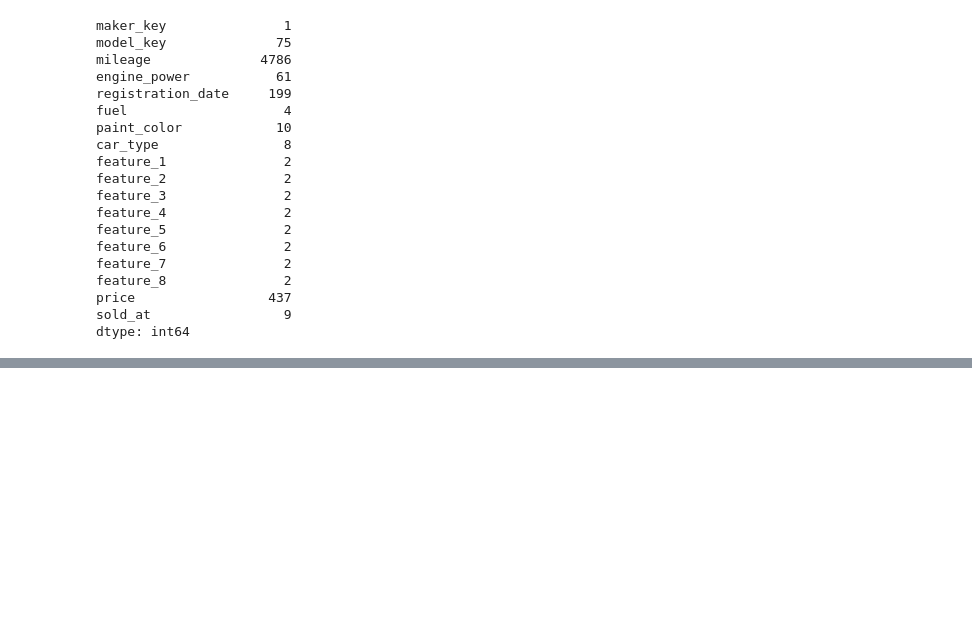
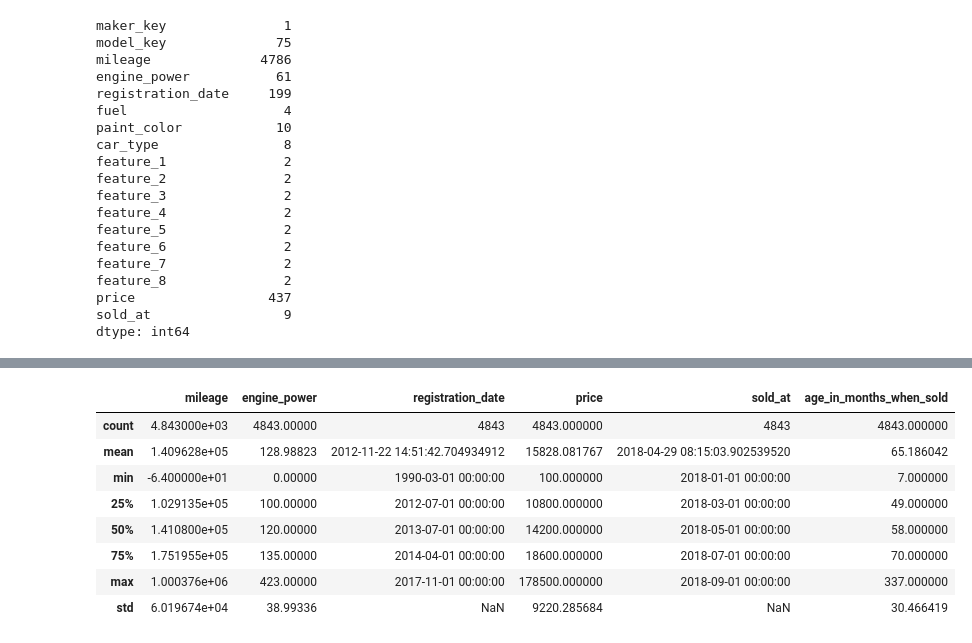
Before and after one commit to camontanezp/cars-price, a Jupyter notebook: notebooks/01_explore_and_validate_data.ipynb, the cells around one changed output, grey strips where cells are left out. Cells and saved outputs as stored; diff of their text form; code cells hidden in the pictures; blank space fills up the shorter version.

```diff
--- a/notebooks/01_explore_and_validate_data.ipynb
+++ b/notebooks/01_explore_and_validate_data.ipynb
@@ -64,0 +181,13 @@ dtype: int64
+# %%
+# Describe the numeric columns in the data
+data.describe()
+# %% [output]
+|  | mileage | engine_power | registration_date | price | sold_at | age_in_months_when_sold |
+| count | 4.843000e+03 | 4843.00000 | 4843 | 4843.000000 | 4843 | 4843.000000 |
+| mean | 1.409628e+05 | 128.98823 | 2012-11-22 14:51:42.704934912 | 15828.081767 | 2018-04-29 08:15:03.902539520 | 65.186042 |
+| min | -6.400000e+01 | 0.00000 | 1990-03-01 00:00:00 | 100.000000 | 2018-01-01 00:00:00 | 7.000000 |
+| 25% | 1.029135e+05 | 100.00000 | 2012-07-01 00:00:00 | 10800.000000 | 2018-03-01 00:00:00 | 49.000000 |
+| 50% | 1.410800e+05 | 120.00000 | 2013-07-01 00:00:00 | 14200.000000 | 2018-05-01 00:00:00 | 58.000000 |
+| 75% | 1.751955e+05 | 135.00000 | 2014-04-01 00:00:00 | 18600.000000 | 2018-07-01 00:00:00 | 70.000000 |
+| max | 1.000376e+06 | 423.00000 | 2017-11-01 00:00:00 | 178500.000000 | 2018-09-01 00:00:00 | 337.000000 |
+| std | 6.019674e+04 | 38.99336 | NaN | 9220.285684 | NaN | 30.466419 |
```
Also changed, not shown: parts of 56 cells of this notebook.
